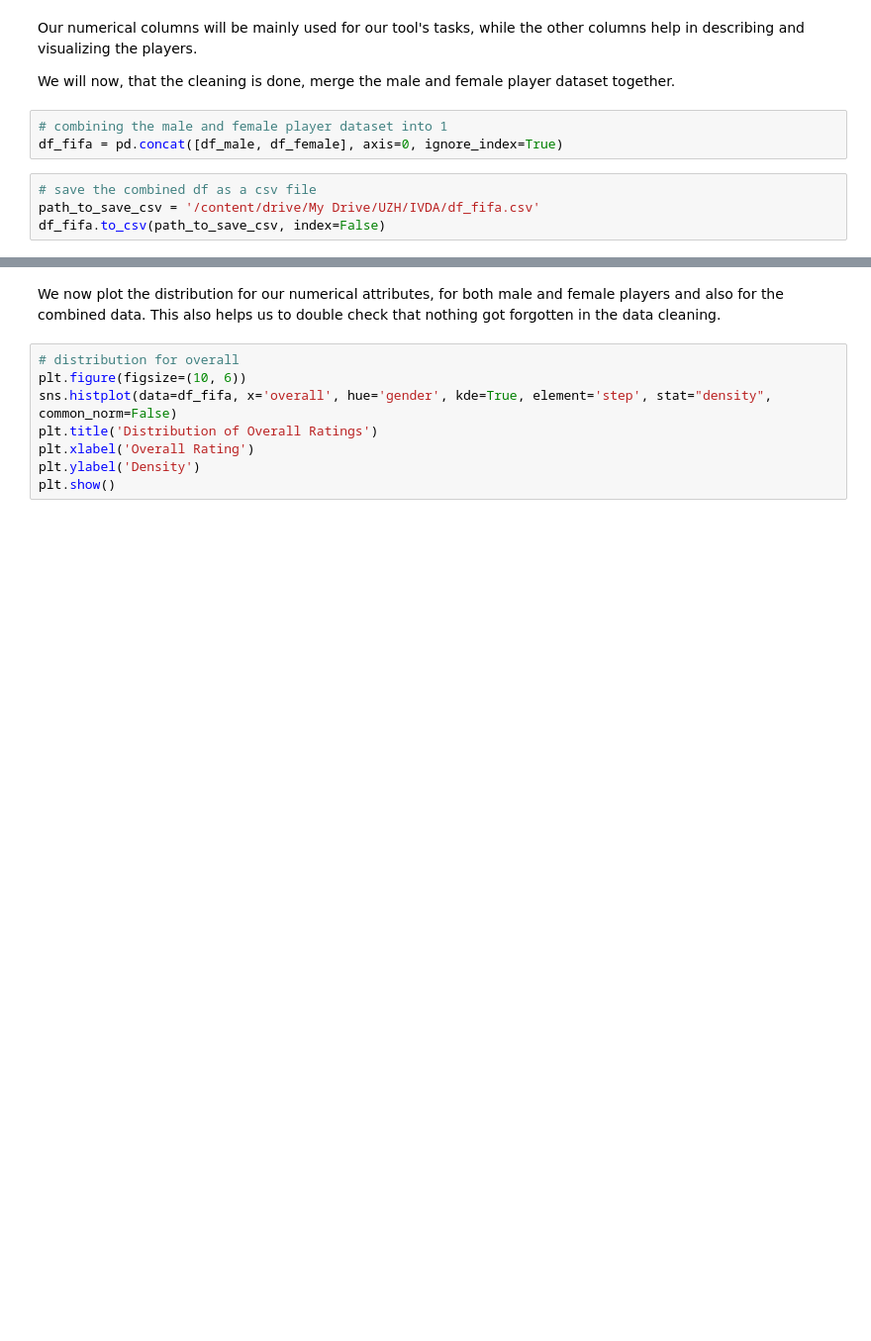
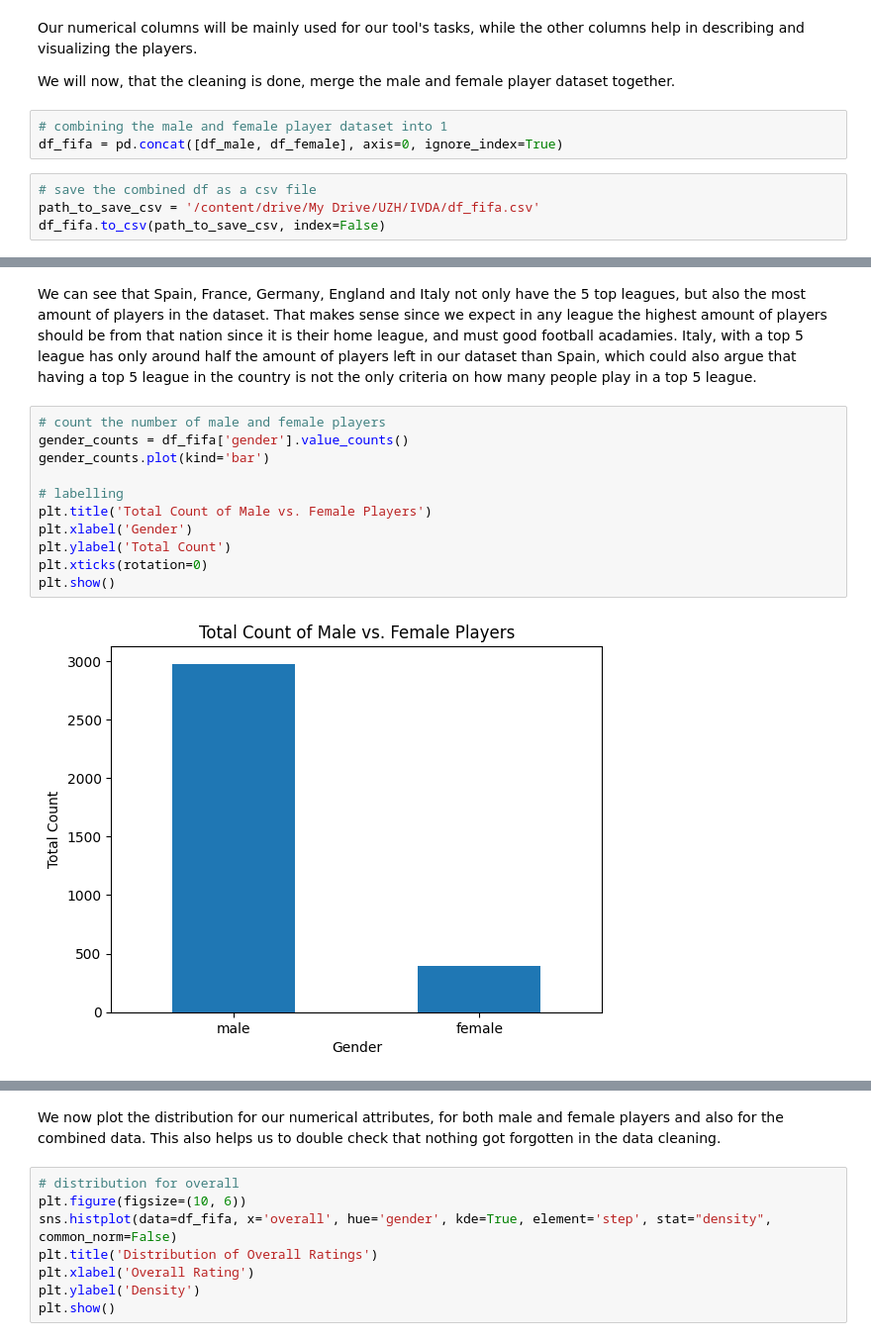
Before and after one commit to softconrob/KRGM, a Jupyter notebook: data_preparation.ipynb, the cells around one changed output, grey strips where cells are left out. Shown at 99% size. Cells and saved outputs as stored; diff of their text form; blank space fills up the shorter version.

```diff
--- a/data_preparation.ipynb
+++ b/data_preparation.ipynb
@@ -656,0 +695,15 @@ df_fifa.to_csv(path_to_save_csv, index=False)
+# %% [markdown]
+We can see that Spain, France, Germany, England and Italy not only have the 5 top leagues, but also the most amount of players in the dataset. That makes sense since we expect in any league the highest amount of players should be from that nation since it is their home league, and must good football acadamies. Italy, with a top 5 league has only around half the amount of players left in our dataset than Spain, which could also argue that having a top 5 league in the country is not the only criteria on how many people play in a top 5 league.
+# %%
+# count the number of male and female players
+gender_counts = df_fifa['gender'].value_counts()
+gender_counts.plot(kind='bar')
+
+# labelling
+plt.title('Total Count of Male vs. Female Players')
+plt.xlabel('Gender')
+plt.ylabel('Total Count')
+plt.xticks(rotation=0)
+plt.show()
+# %% [output]
+[figure, added]
```
Also changed, not shown: parts of 7 cells of this notebook.
